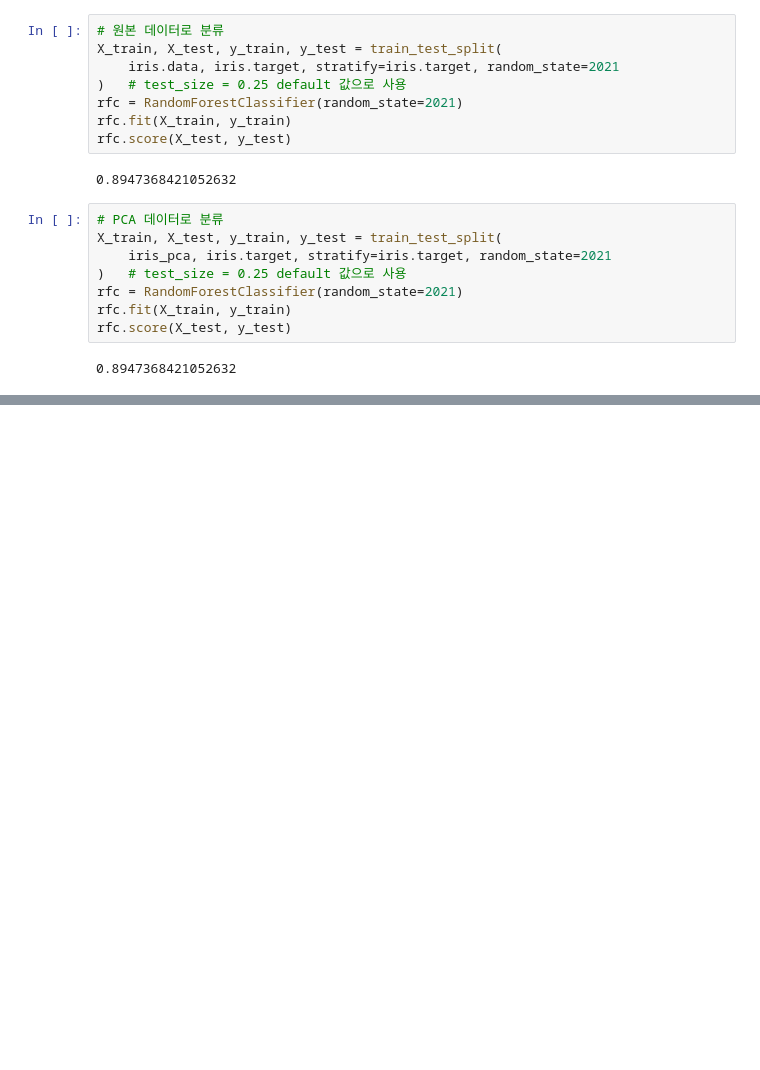
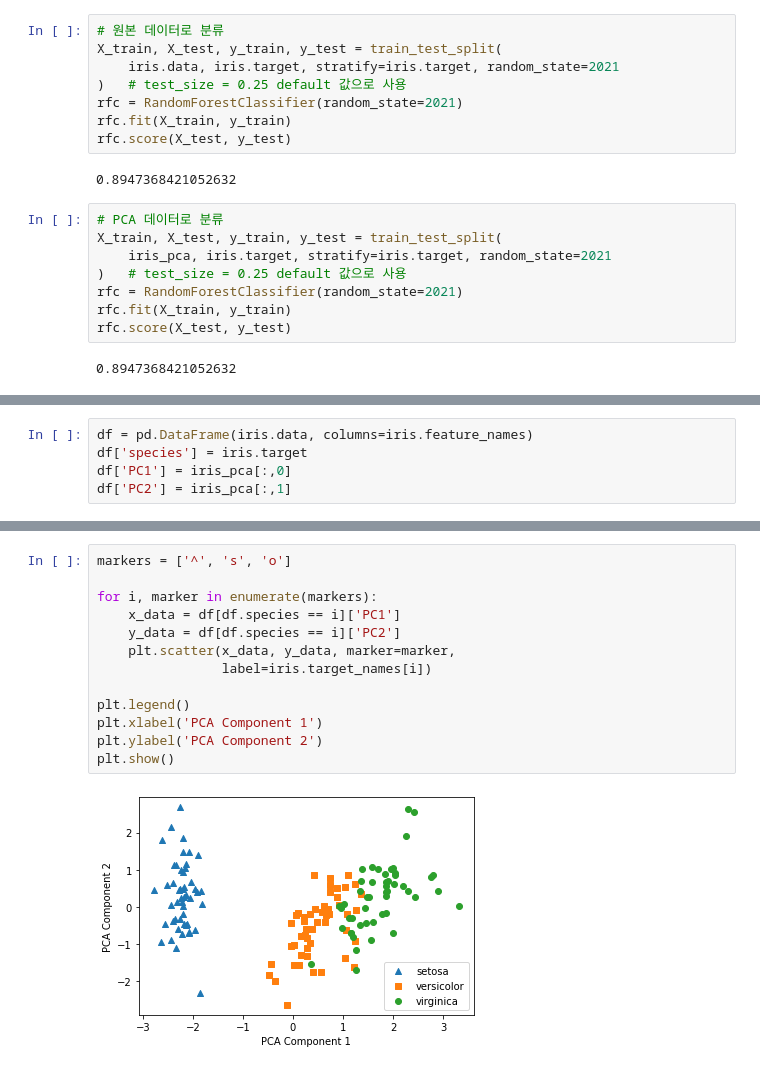
Before and after one commit to 1unasy/MachineLearning-2021-12, a Jupyter notebook: 05.PCA_및_군집화/01.PCA_Iris.ipynb, the cells around one changed output, grey strips where cells are left out. Drawn from its saved outputs; the diff is of its cells as text; blank space fills up the shorter version.

```diff
--- a/05.PCA_및_군집화/01.PCA_Iris.ipynb
+++ b/05.PCA_및_군집화/01.PCA_Iris.ipynb
@@ -79,0 +87,5 @@ rfc.score(X_test, y_test)
+# %%
+df = pd.DataFrame(iris.data, columns=iris.feature_names)
+df['species'] = iris.target
+df['PC1'] = iris_pca[:,0]
+df['PC2'] = iris_pca[:,1]
@@ -79,0 +99,15 @@ rfc.score(X_test, y_test)
+# %%
+markers = ['^', 's', 'o']
+
+for i, marker in enumerate(markers):
+    x_data = df[df.species == i]['PC1']
+    y_data = df[df.species == i]['PC2']
+    plt.scatter(x_data, y_data, marker=marker,
+                label=iris.target_names[i])
+
+plt.legend()
+plt.xlabel('PCA Component 1')
+plt.ylabel('PCA Component 2')
+plt.show()
+# %% [output]
+[figure, added]
```
Also changed, not shown: parts of 4 cells of this notebook, 1 other file.
